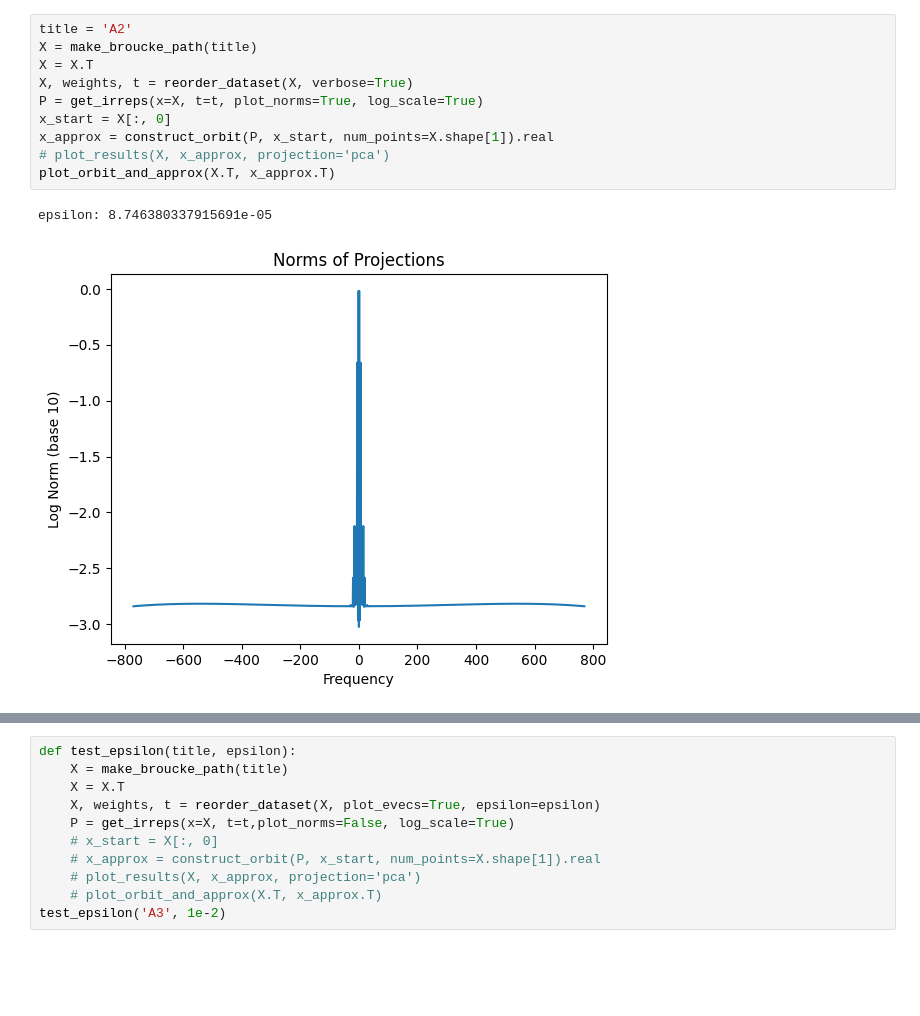
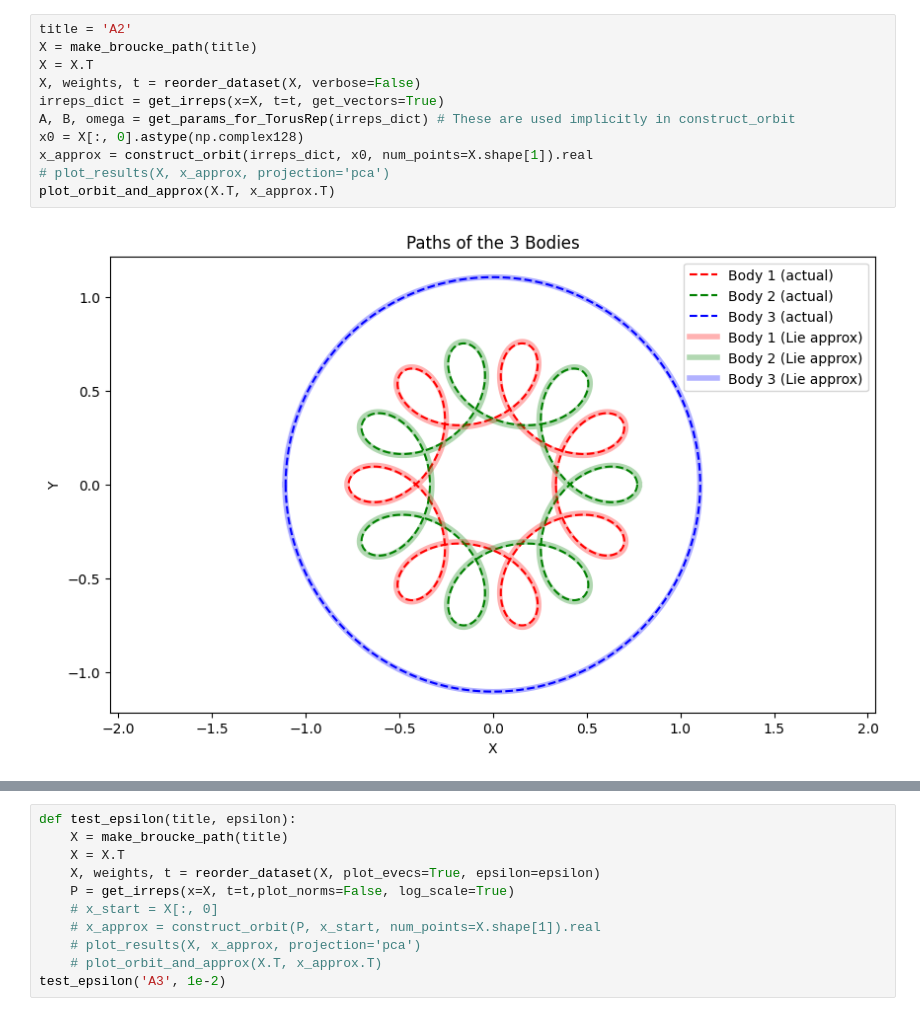
Before and after one commit to jetabery/lie-pca, a Jupyter notebook: lie-3bp.ipynb, the cells around one changed output, grey strips where cells are left out. Saved outputs shown, nothing was run; the diff lists cells and outputs as text; blank space fills up the shorter version.

Commit message:
Fix construct_orbit function to use x_start parameter instead of x for initial point

```diff
--- a/lie-3bp.ipynb
+++ b/lie-3bp.ipynb
@@ -5,13 +18,13 @@ from torus_rep import get_irreps, construct_orbit, plot_results, reorder_dataset
 # %%
 title = 'A2'
 X = make_broucke_path(title)
 X = X.T
-X, weights, t = reorder_dataset(X, verbose=True)
-P = get_irreps(x=X, t=t, plot_norms=True, log_scale=True)
-x_start = X[:, 0]
-x_approx = construct_orbit(P, x_start, num_points=X.shape[1]).real
+X, weights, t = reorder_dataset(X, verbose=False)
+irreps_dict = get_irreps(x=X, t=t, get_vectors=True)
+A, B, omega = get_params_for_TorusRep(irreps_dict) # These are used implicitly in construct_orbit
+x0 = X[:, 0].astype(np.complex128)
+x_approx = construct_orbit(irreps_dict, x0, num_points=X.shape[1]).real
 # plot_results(X, x_approx, projection='pca')
 plot_orbit_and_approx(X.T, x_approx.T)
 # %% [output]
-epsilon: 8.746380337915691e-05
-[figure, old version]
+[figure, new version]
```
Also changed, not shown: parts of 3 cells of this notebook, 1 other file.
